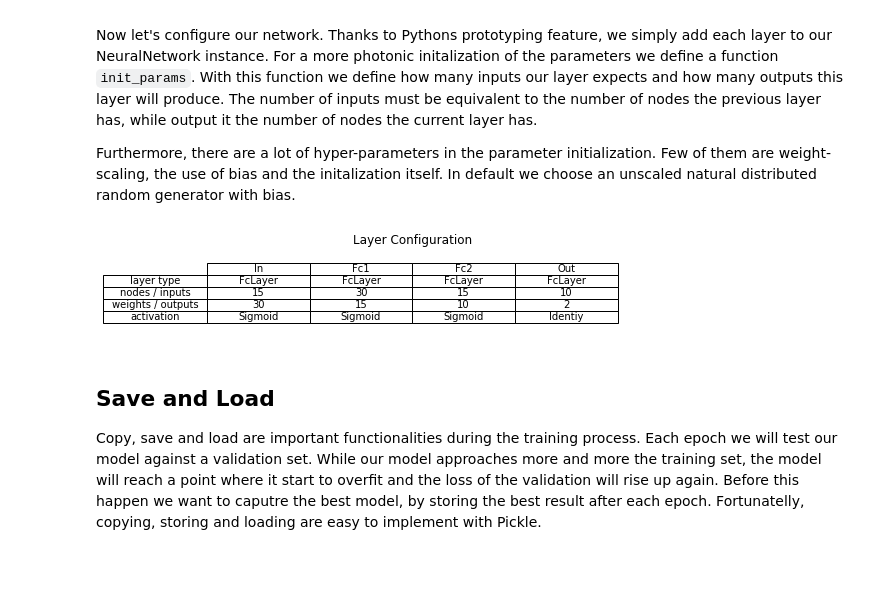
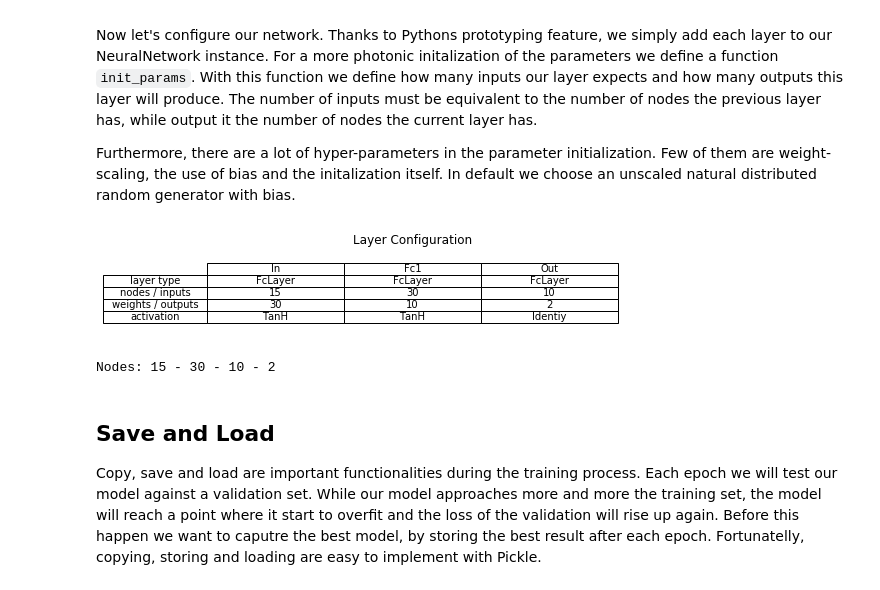
Before and after one commit to bugerry87/fcnn_scratch, a Jupyter notebook: NeuralNetwork.ipynb, the cells around one changed output. Cells and saved outputs as stored; diff of their text form; code cells hidden in the pictures.

```diff
--- a/NeuralNetwork.ipynb
+++ b/NeuralNetwork.ipynb
@@ -21,8 +21,7 @@ such that the class defination could look like that:
 # %%
 class NeuralNetwork:
     def __init__(self, train_set, val_set, cost_func, loss_func):
-        '''
-        Initialization of NeuralNetwork
+        '''Initialization of NeuralNetwork
 
         Args:
             train_set: A generator that iterates through training data.
@@ -38,8 +37,8 @@ class NeuralNetwork:
         pass
 
     def train(self, output_layer, lr, lr_dec):
-        '''
-        A generator function processes and iterates through the training steps.
+        '''A generator function processes and iterates through the training steps.
+
         Computes the cost performs the Back Propagation and updates the params.
         Yields for each batch.
 
@@ -63,8 +62,8 @@ class NeuralNetwork:
         pass
 
     def val(self, output_layer):
-        '''
-        A generator function processes and iterates through the validation steps.
+        '''A generator function processes and iterates through the validation steps.
+
         Evaluates the loss.
         Yields for each batch.
 
@@ -81,8 +80,8 @@ class NeuralNetwork:
         pass
 
     def gen_input(self):
-        '''
-        A generator that pulls the inputs either from the training or the validation set.
+        '''A generator that pulls the inputs either from the training or the validation set.
+
         Switch between the sets by setting the training flag.
 
         Yields:
@@ -280,8 +280,8 @@ such that we could descripe an activation function as a static class with $f(x)$
 class ActFunc:
     '''A typedef for Activation Functions'''
     def monotonic():
-        '''
-        Activation functions are usually monotonic.
+        '''Activation functions are usually monotonic.
+
         Otherwise, override this function with False.
         '''
         return True
@@ -651,37 +712,29 @@ def init_EE_network(epochs, batch_size):
     )
 
     nn.In = FcLayer(init_params(15, 30, scale=1),
-                  Sigmoid,
+                  TanH,
                   nn.gen_input,
                   None,
                   #clipping=1
                  )
 
-    nn.Fc1 = FcLayer(init_params(30, 15, scale=0.1),
-                  Sigmoid,
+    nn.Fc1 = FcLayer(init_params(30, 10, scale=1),
+                  TanH,
                   nn.In.pull_forward,
                   nn.In.push_backward,
                   #clipping=1
                  )
 
-    nn.Fc2 = FcLayer(init_params(15, 10, scale=0.1),
-                  Sigmoid,
-                  nn.Fc1.pull_forward,
-                  nn.Fc1.push_backward,
-                  #clipping=1
-                 )
-
     nn.Out = FcLayer(init_params(10, 2, scale=1),
                   Identiy,
-                  nn.Fc2.pull_forward,
-                  nn.Fc2.push_backward
+                  nn.Fc1.pull_forward,
+                  nn.Fc1.push_backward
                  )
 
     # let's map the model to a dictionery for easy access
     nn.model = {
         'In':(nn.In.w, nn.In.b),
         'Fc1':(nn.Fc1.w, nn.Fc1.b),
-        'Fc2':(nn.Fc2.w, nn.Fc2.b),
         'Out':(nn.Out.w, nn.Out.b)
     }
     return nn
@@ -692,34 +745,36 @@ def plot_net_conf(nn):
     ltype = []
     nodes = []
     outputs = []
     act_funcs = []
     for k,v in nn.model.items():
         layer = getattr(nn, k)
         ltype.append(layer.__class__.__name__)
         col_labels.append(k)
         nodes.append(v[0].shape[0])
         outputs.append(v[0].shape[1])
         act_funcs.append(layer.act.__name__)
 
     plt.figure(figsize=(6,1.5))
     plt.axis('off')
     plt.axis('tight')
     plt.tight_layout()
     plt.table(cellText=[ltype, nodes, outputs, act_funcs],
               rowLabels=['layer type', 'nodes / inputs', 'weights / outputs', 'activation'],
               colLabels=col_labels,
               cellLoc='center',
               rowLoc='center',
               loc='center'
              )
     plt.title("Layer Configuration")
     plt.show()
     pass
 
 nn = init_EE_network(1, 1)
 plot_net_conf(nn)
+print("Nodes:", nn.In.w.shape[0], '-', nn.Fc1.w.shape[0], '-', nn.Out.w.shape[0], '-', nn.Out.w.shape[1])
 # %% [output]
-[figure, old version]
+[figure, new version]
+Nodes: 15 - 30 - 10 - 2
 # %% [markdown]
 ## Save and Load
 
```
Also changed, not shown: parts of 28 cells of this notebook.
